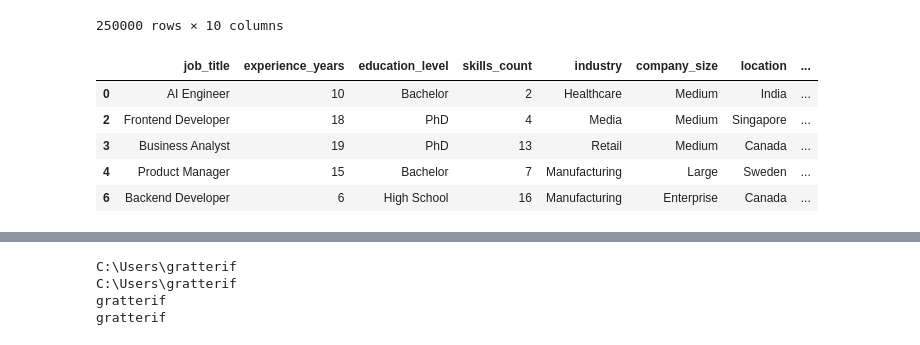
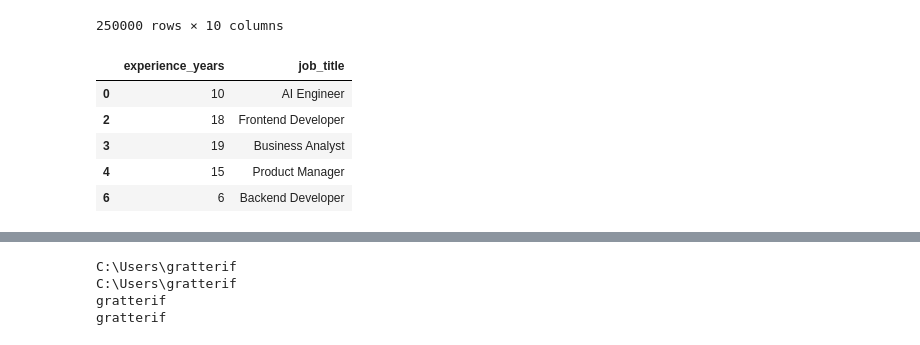
Before and after one commit to GRATTEXV2/TEST_KAGGLE, a Jupyter notebook: Analisi_Kaggle.ipynb, the cells around one changed output, grey strips where cells are left out. Cells and saved outputs as stored; diff of their text form; code cells hidden in the pictures.

```diff
--- a/Analisi_Kaggle.ipynb
+++ b/Analisi_Kaggle.ipynb
@@ -1,6 +1,7 @@
 # %%
 import pandas as pd
-df = pd.read_csv(r"C:\Users\gratterif\Desktop\Python\TestGithub\TEST_KAGGLE\job_salary_prediction_dataset.csv")
+import getpass
+df = pd.read_csv(rf"C:\Users\{getpass.getuser()}\Desktop\Python\TestGithub\TEST_KAGGLE\job_salary_prediction_dataset.csv")
 df
 # %% [output]
 |  | job_title | experience_years | education_level | skills_count | industry | company_size | location | ... |
@@ -17,11 +18,11 @@ df
 | 249999 | Data Analyst | 16 | Diploma | 2 | Technology | Medium | UK | ... |
 250000 rows × 10 columns
 # %%
-df[df["experience_years"] >5].head()
+df[df["experience_years"] >5][["experience_years","job_title"]].head()
 # %% [output]
-|  | job_title | experience_years | education_level | skills_count | industry | company_size | location | ... |
-| 0 | AI Engineer | 10 | Bachelor | 2 | Healthcare | Medium | India | ... |
-| 2 | Frontend Developer | 18 | PhD | 4 | Media | Medium | Singapore | ... |
-| 3 | Business Analyst | 19 | PhD | 13 | Retail | Medium | Canada | ... |
-| 4 | Product Manager | 15 | Bachelor | 7 | Manufacturing | Large | Sweden | ... |
-| 6 | Backend Developer | 6 | High School | 16 | Manufacturing | Enterprise | Canada | ... |
+|  | experience_years | job_title |
+| 0 | 10 | AI Engineer |
+| 2 | 18 | Frontend Developer |
+| 3 | 19 | Business Analyst |
+| 4 | 15 | Product Manager |
+| 6 | 6 | Backend Developer |
```
Also changed, not shown: parts of 11 cells of this notebook.
